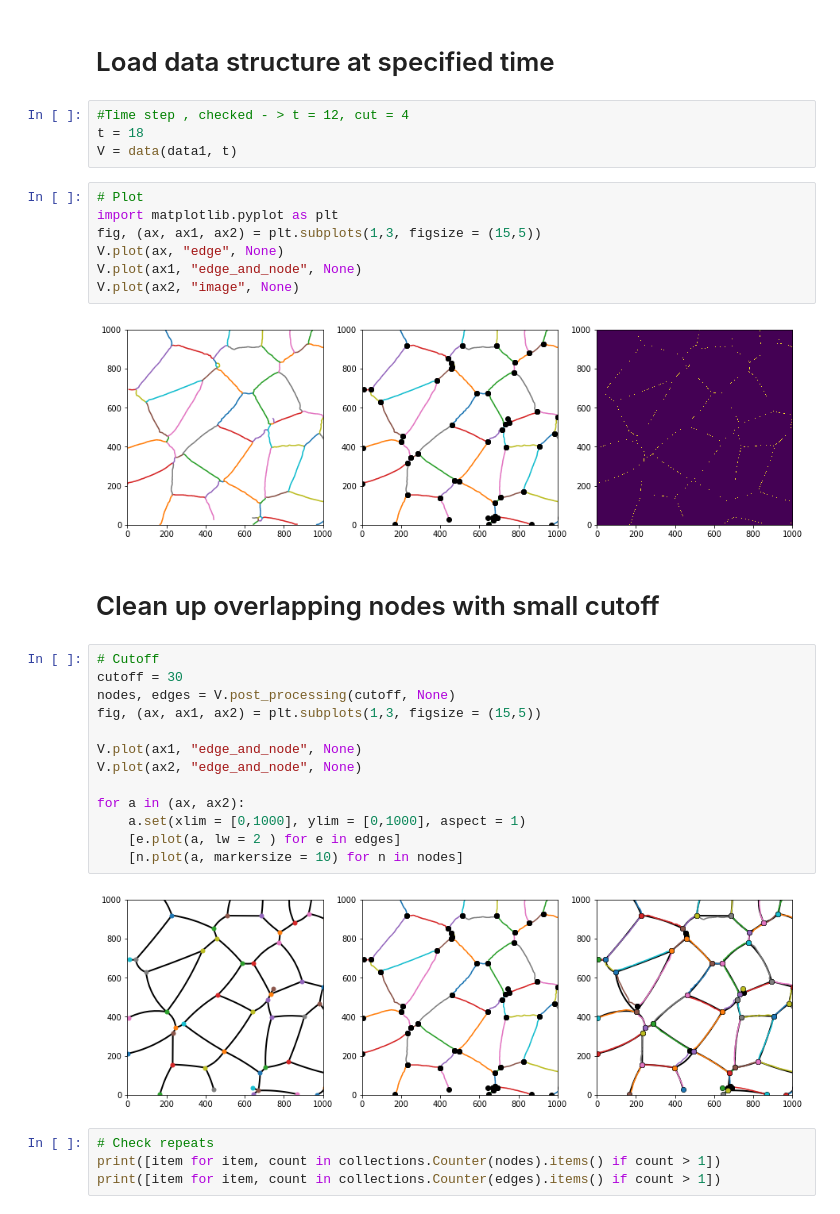
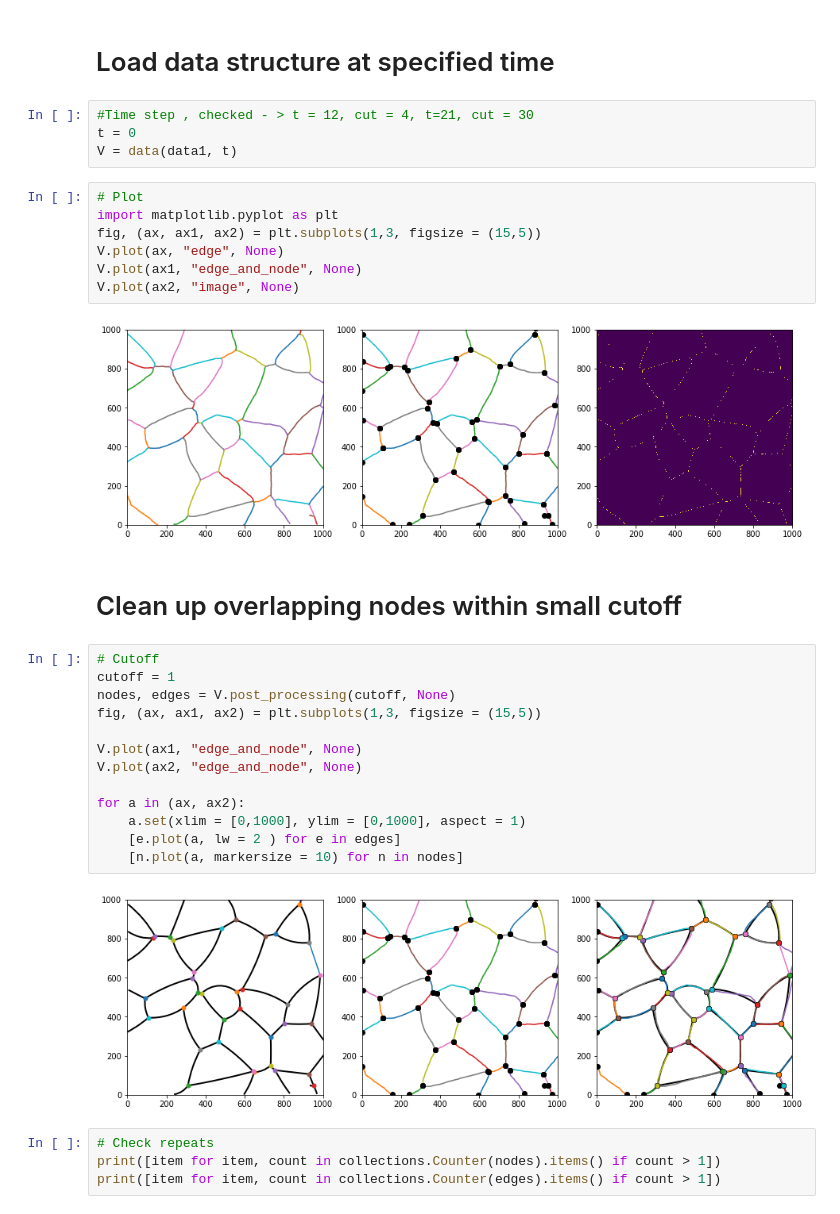
Before and after one commit to AllenCellModeling/DLITE, a Jupyter notebook: notebooks/Concise_format.ipynb, the cells around one changed output. Cells and saved outputs as stored; diff of their text form.

```diff
--- a/notebooks/Concise_format.ipynb
+++ b/notebooks/Concise_format.ipynb
@@ -13,8 +40,8 @@ data1 = pickle.load(pkl_file)
 # %% [markdown]
 # Load data structure at specified time
 # %%
-#Time step , checked - > t = 12, cut = 4
-t = 18
+#Time step , checked - > t = 12, cut = 4, t=21, cut = 30
+t = 0
 V = data(data1, t)
 # %%
 # Plot
@@ -24,24 +51,24 @@ V.plot(ax, "edge", None)
 V.plot(ax1, "edge_and_node", None)
 V.plot(ax2, "image", None)
 # %% [output]
-[figure, old version]
+[figure, new version]
 # %% [markdown]
-# Clean up overlapping nodes with small cutoff
+# Clean up overlapping nodes within small cutoff
 # %%
 # Cutoff
-cutoff = 30
+cutoff = 1
 nodes, edges = V.post_processing(cutoff, None)
 fig, (ax, ax1, ax2) = plt.subplots(1,3, figsize = (15,5))
 
 V.plot(ax1, "edge_and_node", None)
 V.plot(ax2, "edge_and_node", None)
 
 for a in (ax, ax2):
     a.set(xlim = [0,1000], ylim = [0,1000], aspect = 1)
     [e.plot(a, lw = 2 ) for e in edges]
     [n.plot(a, markersize = 10) for n in nodes]
 # %% [output]
-[figure, old version]
+[figure, new version]
 # %%
 # Check repeats
 print([item for item, count in collections.Counter(nodes).items() if count > 1])
```
Also changed, not shown: parts of 18 cells of this notebook, 3 other files.
